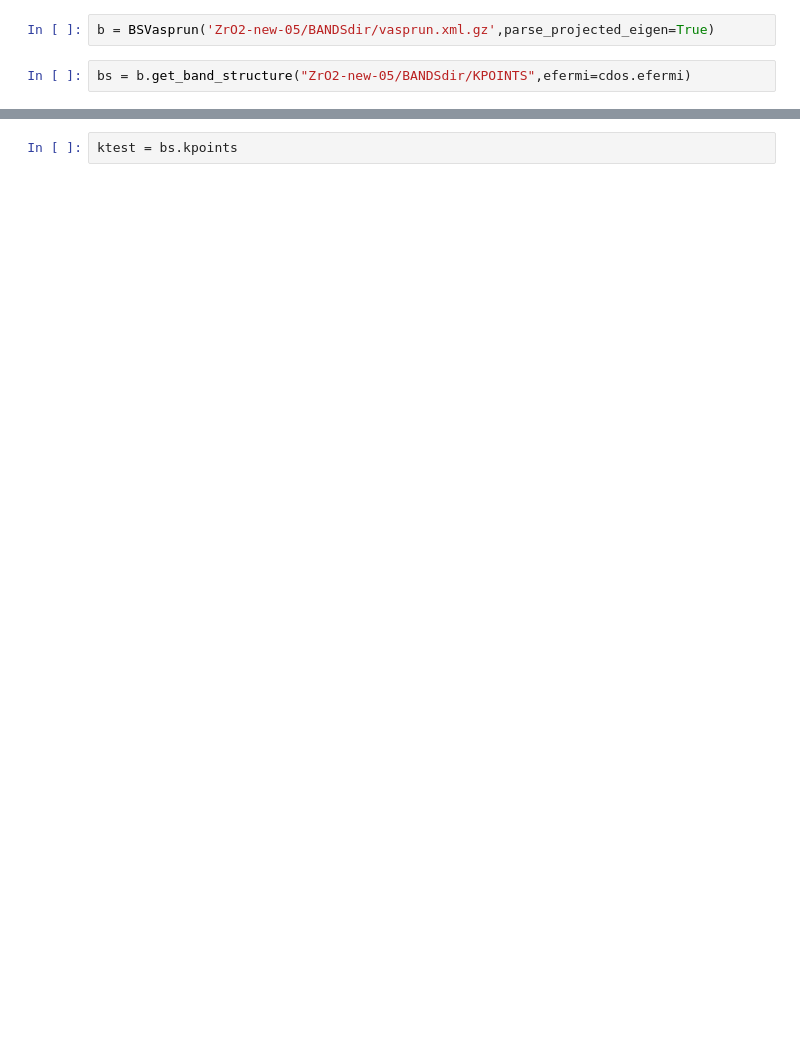
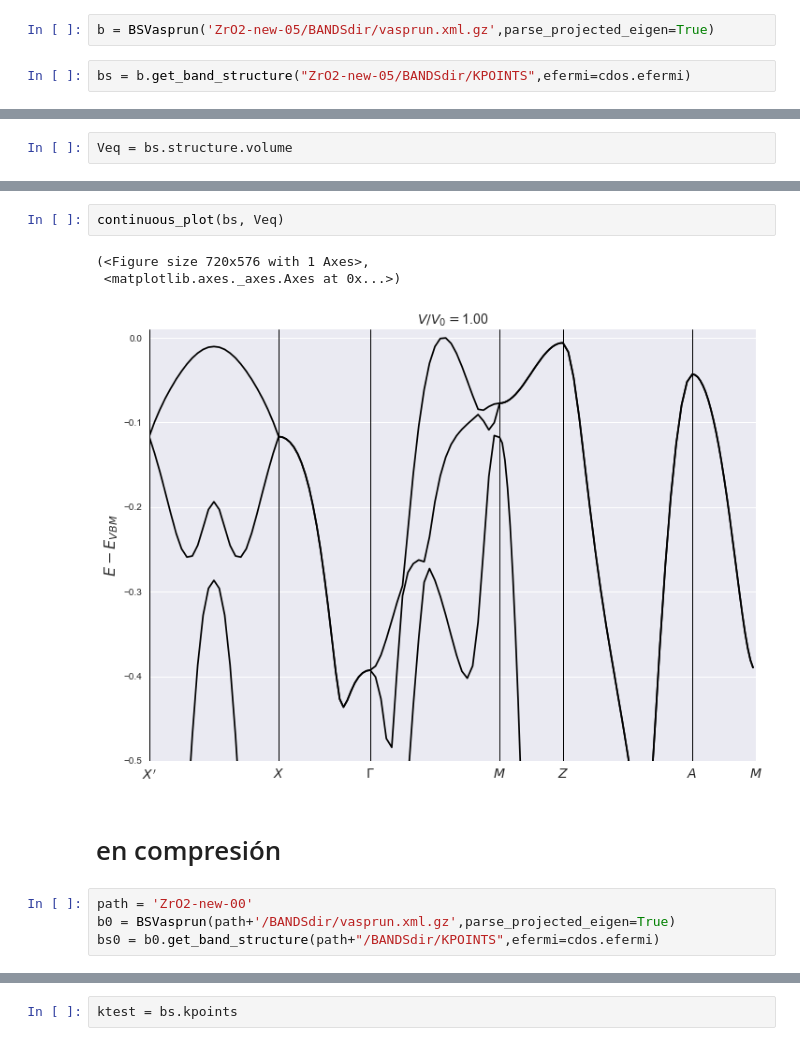
Before and after one commit to mdforti/ZrO2-Notebooks, a Jupyter notebook: ZrO2-Bands.ipynb, the cells around one changed output, grey strips where cells are left out. Drawn from its saved outputs; the diff is of its cells as text; blank space fills up the shorter version.

```diff
--- a/ZrO2-Bands.ipynb
+++ b/ZrO2-Bands.ipynb
@@ -95,0 +86,2 @@ for k, ks in enumerate(vls):
+# %%
+Veq = bs.structure.volume
@@ -95,0 +95,12 @@ for k, ks in enumerate(vls):
+# %%
+continuous_plot(bs, Veq)
+# %% [output]
+(<Figure size 720x576 with 1 Axes>,
+ <matplotlib.axes._axes.Axes at 0x...>)
+[figure, added]
+# %% [markdown]
+# en compresión
+# %%
+path = 'ZrO2-new-00'
+b0 = BSVasprun(path+'/BANDSdir/vasprun.xml.gz',parse_projected_eigen=True)
+bs0 = b0.get_band_structure(path+"/BANDSdir/KPOINTS",efermi=cdos.efermi)
```
Also changed, not shown: parts of 70 cells of this notebook.
